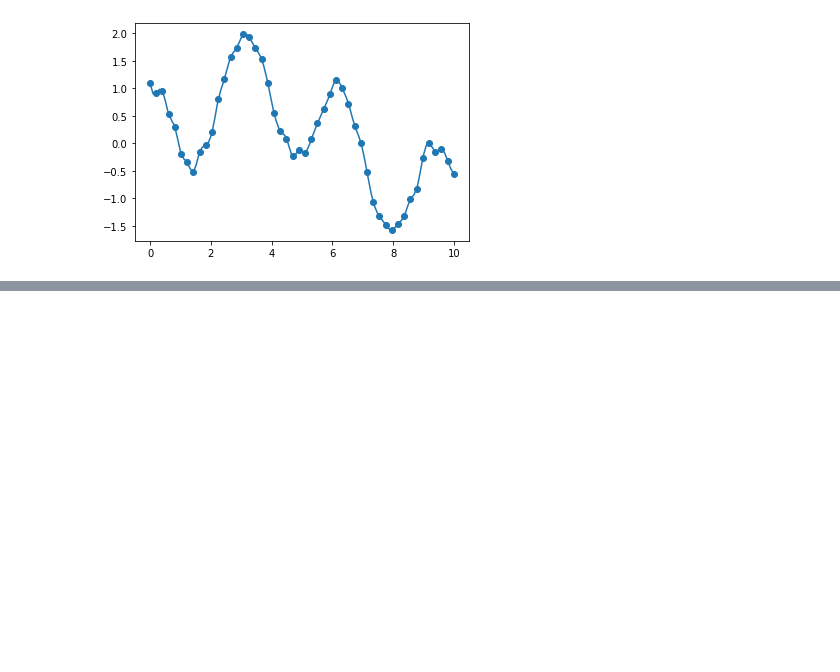
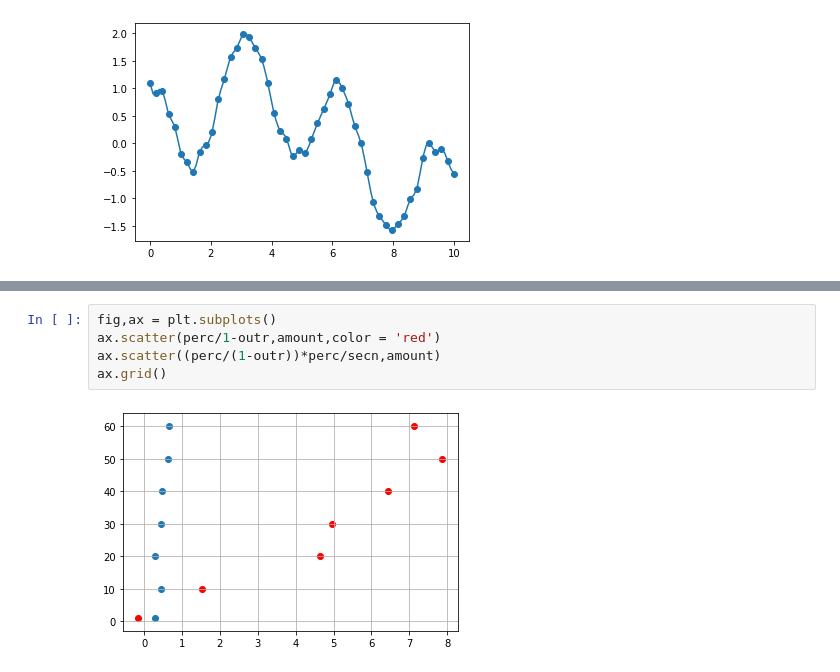
Before and after one commit to CodeIsJustLikeMagic/HairEstimation, a Jupyter notebook: HairEstimation.ipynb, the cells around one changed output, grey strips where cells are left out. Saved outputs shown, nothing was run; the diff lists cells and outputs as text; blank space fills up the shorter version.

```diff
--- a/HairEstimation.ipynb
+++ b/HairEstimation.ipynb
@@ -443,0 +529,7 @@ print(spl(2))
+# %%
+fig,ax = plt.subplots()
+ax.scatter(perc/1-outr,amount,color = 'red')
+ax.scatter((perc/(1-outr))*perc/secn,amount)
+ax.grid()
+# %% [output]
+[figure, added]
```
Also changed, not shown: parts of 13 cells of this notebook, 9 other files.
